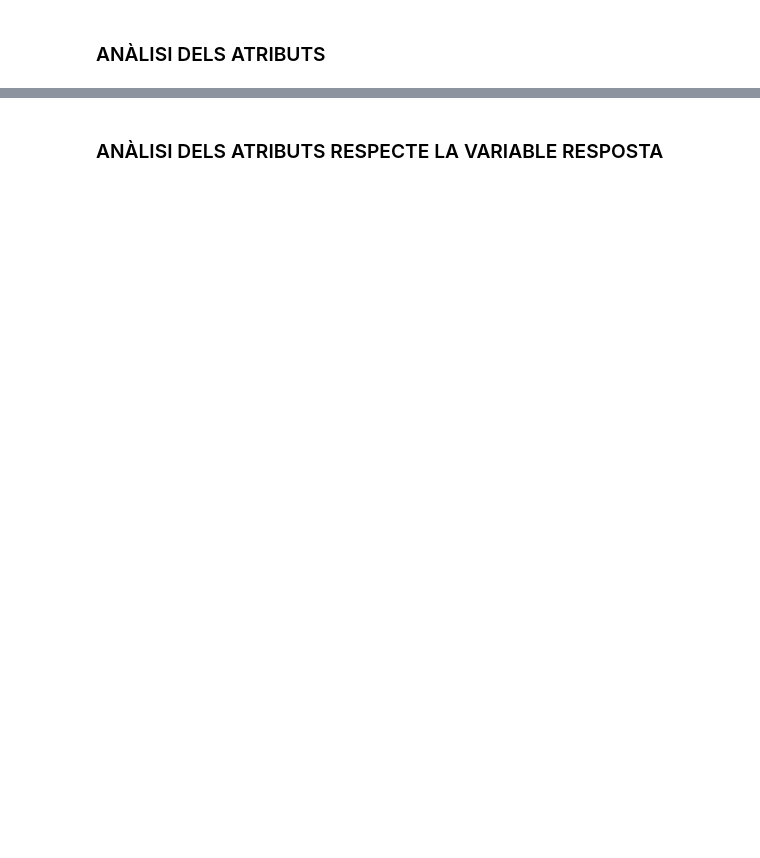
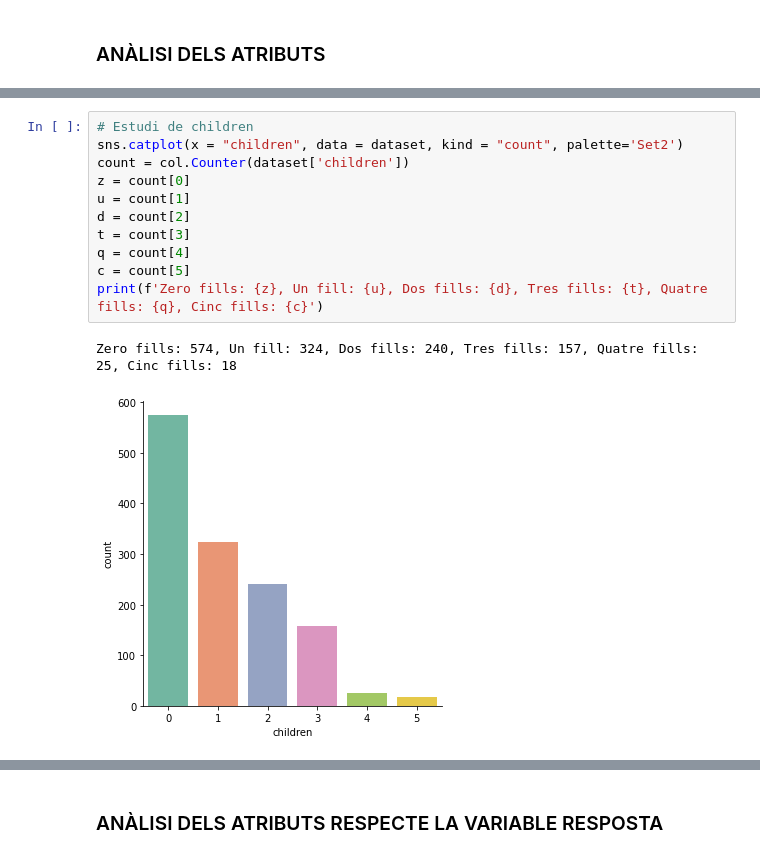
Before and after one commit to AlbaFernandezCor/Practica1_ApC, a Jupyter notebook: Pràctica1_ordenat.ipynb, the cells around one changed output, grey strips where cells are left out. Drawn from its saved outputs; the diff is of its cells as text; blank space fills up the shorter version.

```diff
--- a/Pràctica1_ordenat.ipynb
+++ b/Pràctica1_ordenat.ipynb
@@ -135,3 +106,17 @@ Southwest: 325, Southeast: 364, Northwest: 325, Northwest: 325
+# %%
+# Estudi de children
+sns.catplot(x = "children", data = dataset, kind = "count", palette='Set2')
+count = col.Counter(dataset['children'])
+z = count[0]
+u = count[1]
+d = count[2]
+t = count[3]
+q = count[4]
+c = count[5]
+print(f'Zero fills: {z}, Un fill: {u}, Dos fills: {d}, Tres fills: {t}, Quatre fills: {q}, Cinc fills: {c}')
+# %% [output]
+Zero fills: 574, Un fill: 324, Dos fills: 240, Tres fills: 157, Quatre fills: 25, Cinc fills: 18
+[figure, added]
 # %%
 # Estudi de BMI
 plt.hist(dataset['bmi'], color= 'green', edgecolor = 'black', alpha = 0.6)
```
Also changed, not shown: parts of 46 cells of this notebook.
